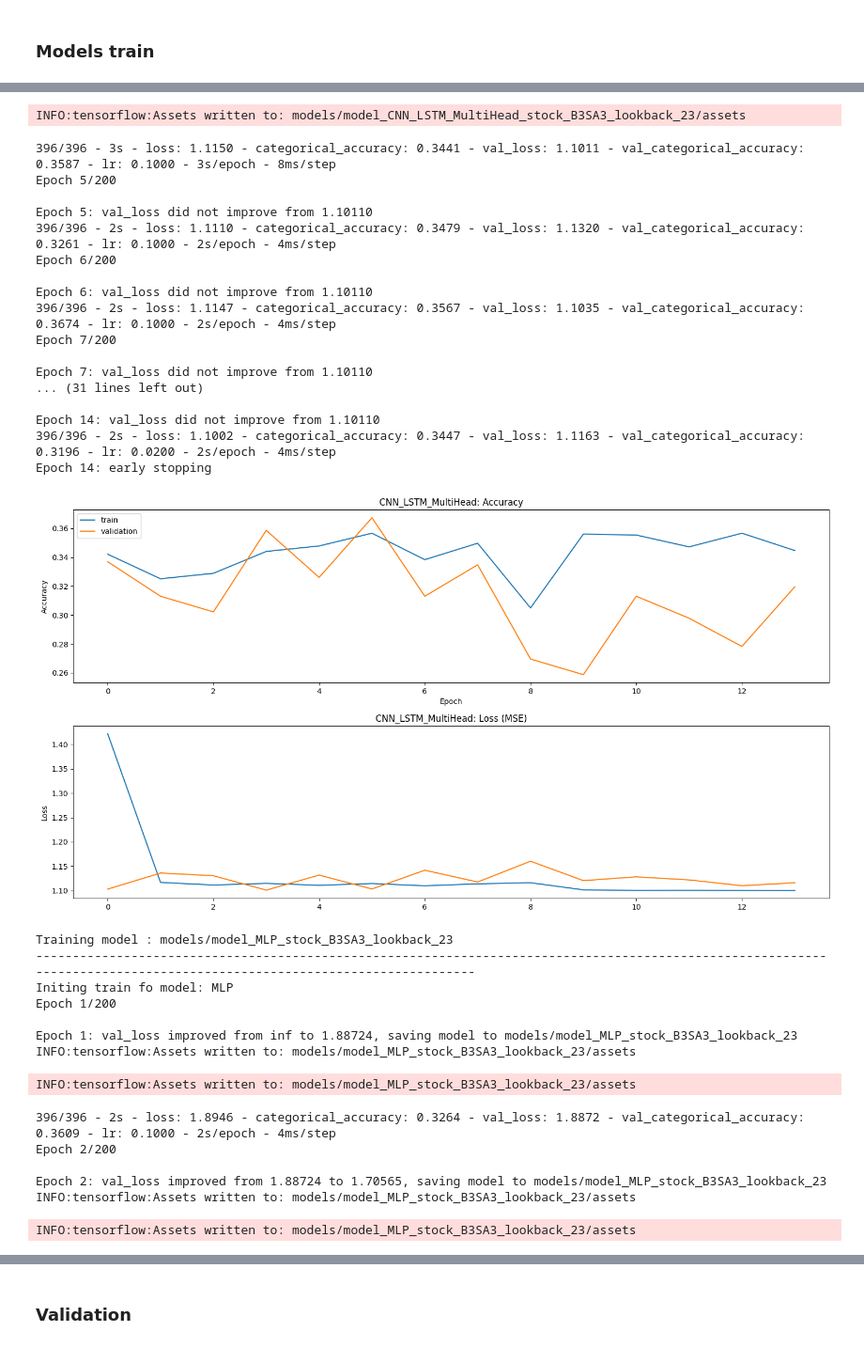
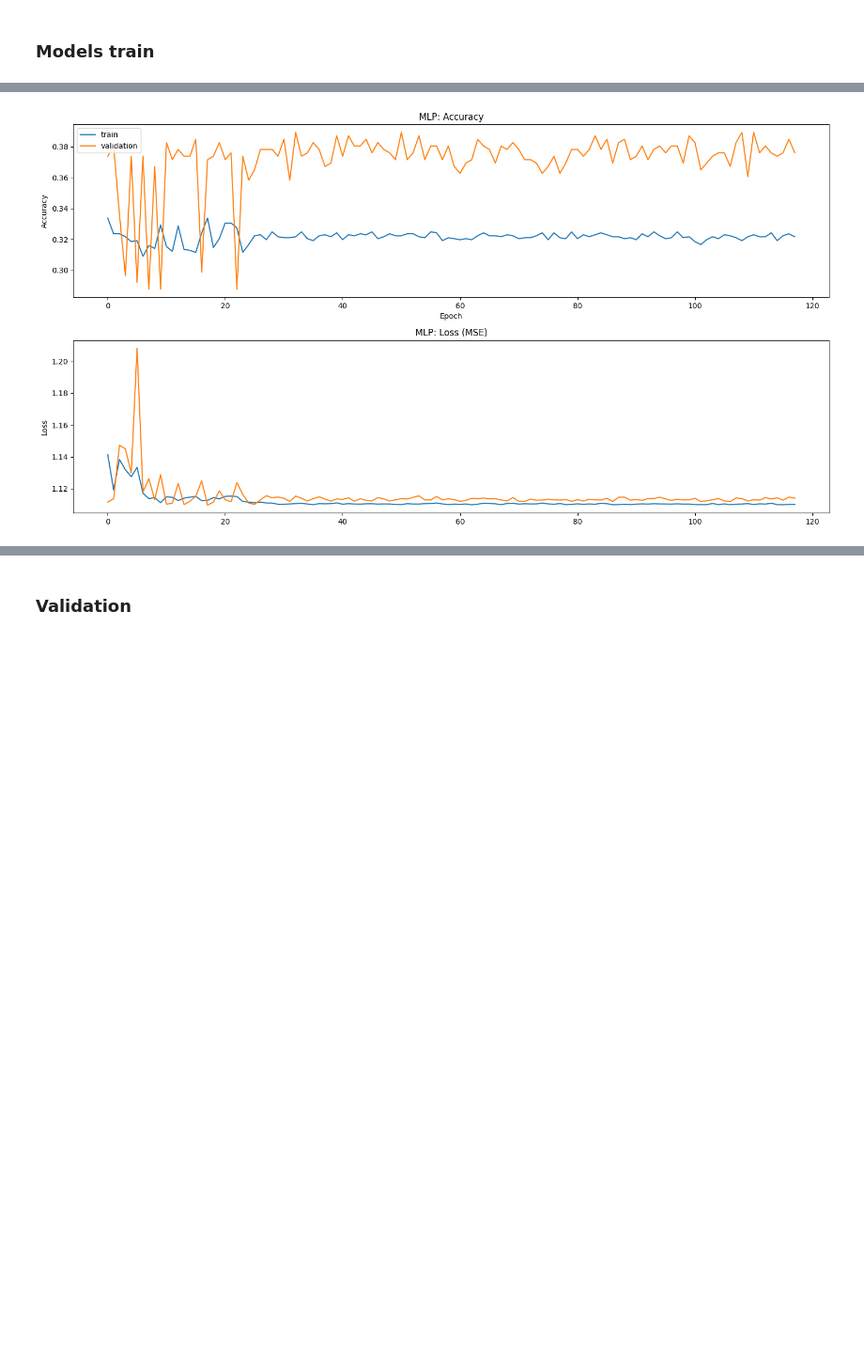
Before and after one commit to brunoodutra/Time_Series_Forecast, a Jupyter notebook: acoes/stock_classification.ipynb, the cells around one changed output, grey strips where cells are left out. Shown at 94% size. Drawn from its saved outputs; the diff is of its cells as text; code cells hidden in the pictures; blank space fills up the shorter version.

```diff
--- a/acoes/stock_classification.ipynb
+++ b/acoes/stock_classification.ipynb
@@ -1088,7 +1064,7 @@ input_shape = (X_data.shape[1],)  # Assuming your input shape
 input_data = Input(shape=input_shape)
 
 # Dense layer 1 with batch normalization
-x = Dense(256)(input_data)
+x = Dense(64)(input_data)
 #x = BatchNormalization()(x)
 activation1 = Activation('relu')(x)
 
@@ -1113,7 +1089,7 @@ def head(features, n_outputs, activation='linear', name= None):
       A Keras functional API model representing the head with its output.
   """
 
-  x = Dense(128)(features)
+  x = Dense(32)(features)
   #x = BatchNormalization()(x)
   x = Activation('sigmoid')(x)
 
@@ -1125,7 +1101,7 @@ def head(features, n_outputs, activation='linear', name= None):
 
 # Create separate heads with appropriate number of outputs and activations
 #regression_output = head(activation2, n_outputs=pred_days, activation='linear',name='regression_head')
-classification_output = head(activation1, n_outputs=n_classes, activation='sigmoid',name='classification_head')
+classification_output = head(activation1, n_outputs=n_classes, activation='softmax',name='classification_head')
 
 # Create the model
 model_MLP = Model(inputs=input_data, outputs=[classification_output])
@@ -1319,7 +1311,7 @@ MAPE = tf.keras.losses.mean_absolute_percentage_error
 **Optimizers**
 # %%
 def get_optimizer():
-    optimizer1 = tf.keras.optimizers.Adam(learning_rate=0.1, beta_1=0.9, beta_2=0.999, epsilon=1e-08, amsgrad=True, name="Adam")
+    optimizer1 = tf.keras.optimizers.Adam(learning_rate=0.05, beta_1=0.9, beta_2=0.999, epsilon=1e-08, amsgrad=True, name="Adam")
     #optimizer1 = tf.keras.optimizers.RMSprop(learning_rate=0.05)
     return optimizer1
     #
@@ -1327,10 +1319,10 @@ def get_optimizer():
 **Train options callbacks**
 # %%
 # Avalia se está tendo avanção de desempenho no treinamento/validação e para caso não tenha avanço
-EarlyStopping=tf.keras.callbacks.EarlyStopping( monitor="val_loss", patience=10, verbose=1, mode="min", restore_best_weights=True,)
+EarlyStopping=tf.keras.callbacks.EarlyStopping( monitor="val_loss", patience=100, verbose=1, mode="min", restore_best_weights=True,)
 
 # verifica se está tendo avanço de desempenho durante o treinamento, caso não reduz integralmente o lr
-reduceLr = tf.keras.callbacks.ReduceLROnPlateau(monitor='val_loss', factor = 0.2, patience = 5, min_lr=1e-14,verbose=1)
+reduceLr = tf.keras.callbacks.ReduceLROnPlateau(monitor='val_loss', factor = 0.2, patience = 5, min_lr=1e-10,verbose=1)
 
 
 checkpoint_filepath = './models_checkpoint/'
@@ -1338,7 +1330,7 @@ checkpoint_filepath =f'models/{model_name}_{ticker}_{lookback}_ex1'
 
 
 def checkpoints(model_name):
-    checkpoint_filepath =f'models/model_{model_name}_stock_{ticker}_lookback_{lookback}'
+    checkpoint_filepath =f'models/model_{model_name}_stock_{ticker}_lookback_{lookback}.keras'
     csvLogger = tf.keras.callbacks.CSVLogger(checkpoint_filepath+'_history.csv', separator=',',append=True)
     model_checkpoint_callback = tf.keras.callbacks.ModelCheckpoint(filepath=checkpoint_filepath, verbose=1, save_weights_only=False, monitor='val_loss', mode='min', save_best_only=True)
     print("Training model :", checkpoint_filepath)
@@ -1349,13 +1341,13 @@ def checkpoints(model_name):
 # %%
 categorical_accuracy =tf.keras.metrics.categorical_accuracy
 loss =tf.keras.losses.categorical_crossentropy
-#loss = weighted_categorical_crossentropy_loss
+loss = weighted_categorical_crossentropy_loss
 #loss = tf.keras.losses.MAE
 # %%
 list_of_models=[model_MLP, model_GRU, model_CNN_LSTM, model_LSTM, model_LSTM_AT]
 #list_of_models=[model_LSTM, model_LSTM_AT, model_GRU ]
 #list_of_models=[model_MLP,model_CNN_MultiHead]
-list_of_models=[model_CNN_LSTM,model_MLP]
+list_of_models=[model_MLP]
 
 for model in list_of_models:
     optimizer = get_optimizer()
@@ -1426,33 +1419 @@ INFO:tensorflow:Assets written to: models/model_CNN_LSTM_MultiHead_stock_B3SA3_l
-INFO:tensorflow:Assets written to: models/model_CNN_LSTM_MultiHead_stock_B3SA3_lookback_23/assets
-396/396 - 3s - loss: 1.1150 - categorical_accuracy: 0.3441 - val_loss: 1.1011 - val_categorical_accuracy: 0.3587 - lr: 0.1000 - 3s/epoch - 8ms/step
-Epoch 5/200
-
-Epoch 5: val_loss did not improve from 1.10110
-396/396 - 2s - loss: 1.1110 - categorical_accuracy: 0.3479 - val_loss: 1.1320 - val_categorical_accuracy: 0.3261 - lr: 0.1000 - 2s/epoch - 4ms/step
-Epoch 6/200
-
-Epoch 6: val_loss did not improve from 1.10110
-396/396 - 2s - loss: 1.1147 - categorical_accuracy: 0.3567 - val_loss: 1.1035 - val_categorical_accuracy: 0.3674 - lr: 0.1000 - 2s/epoch - 4ms/step
-Epoch 7/200
-
-Epoch 7: val_loss did not improve from 1.10110
-... (31 lines left out)
-
-Epoch 14: val_loss did not improve from 1.10110
-396/396 - 2s - loss: 1.1002 - categorical_accuracy: 0.3447 - val_loss: 1.1163 - val_categorical_accuracy: 0.3196 - lr: 0.0200 - 2s/epoch - 4ms/step
-Epoch 14: early stopping
-[figure, old version]
+[figure, new version]
-Training model : models/model_MLP_stock_B3SA3_lookback_23
-------------------------------------------------------------------------------------------------------------------------------------------------------------------------
-Initing train fo model: MLP
-Epoch 1/200
-
-Epoch 1: val_loss improved from inf to 1.88724, saving model to models/model_MLP_stock_B3SA3_lookback_23
-INFO:tensorflow:Assets written to: models/model_MLP_stock_B3SA3_lookback_23/assets
-INFO:tensorflow:Assets written to: models/model_MLP_stock_B3SA3_lookback_23/assets
-396/396 - 2s - loss: 1.8946 - categorical_accuracy: 0.3264 - val_loss: 1.8872 - val_categorical_accuracy: 0.3609 - lr: 0.1000 - 2s/epoch - 4ms/step
-Epoch 2/200
-
-Epoch 2: val_loss improved from 1.88724 to 1.70565, saving model to models/model_MLP_stock_B3SA3_lookback_23
-INFO:tensorflow:Assets written to: models/model_MLP_stock_B3SA3_lookback_23/assets
-INFO:tensorflow:Assets written to: models/model_MLP_stock_B3SA3_lookback_23/assets
```
Also changed, not shown: parts of 40 cells of this notebook.
